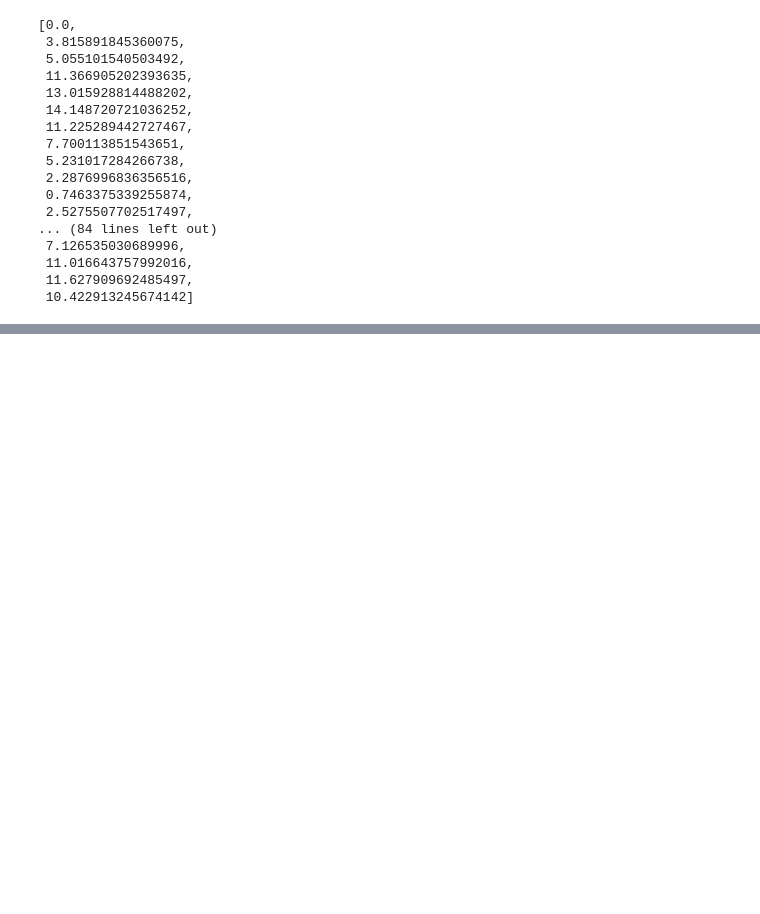
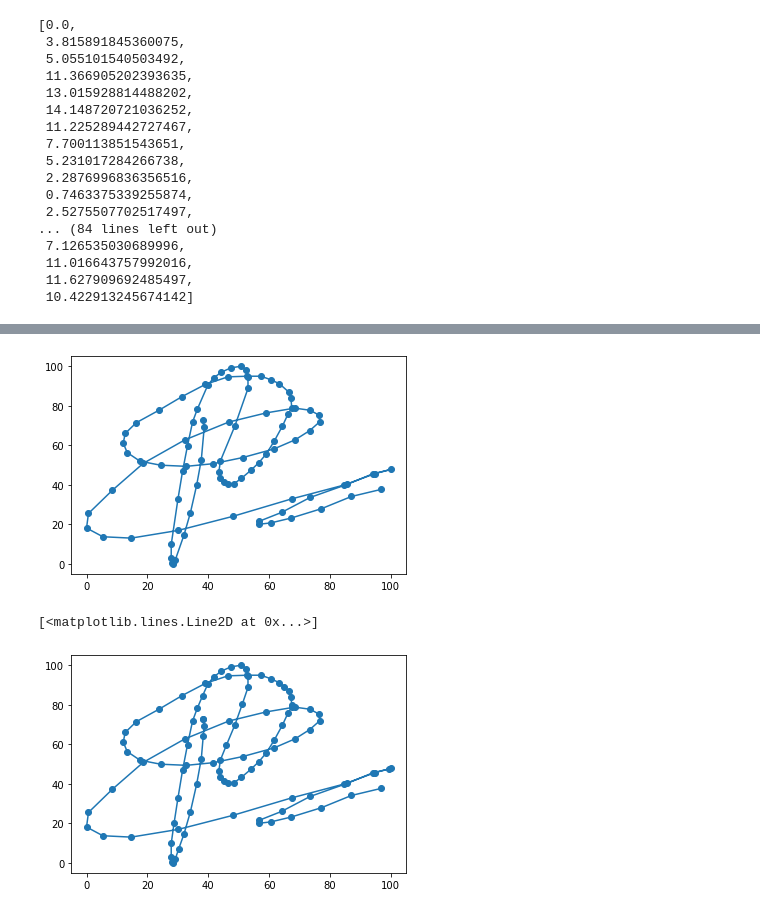
Before and after one commit to k-pratyush/online-signature-verification, a Jupyter notebook: Signature_CSPA09_Implementation.ipynb, the cells around one changed output, grey strips where cells are left out. Cells and saved outputs as stored; diff of their text form; code cells hidden in the pictures; blank space fills up the shorter version.

```diff
--- a/Signature_CSPA09_Implementation.ipynb
+++ b/Signature_CSPA09_Implementation.ipynb
@@ -139,0 +224,13 @@ df2 = pd.read_pickle('new_data.pkl')
+# %%
+l =zip(x,y)
+l=np.array(list(l))
+#change epsilon for more/less points.
+sc = rdp(l,epsilon = 1)
+
+plt.plot(sc[:,0],sc[:,1],'o-')
+plt.show()
+plt.plot(x,y,'o-')
+# %% [output]
+[figure, added]
+[<matplotlib.lines.Line2D at 0x...>]
+[figure, added]
```
Also changed, not shown: parts of 15 cells of this notebook, 1 other file.
